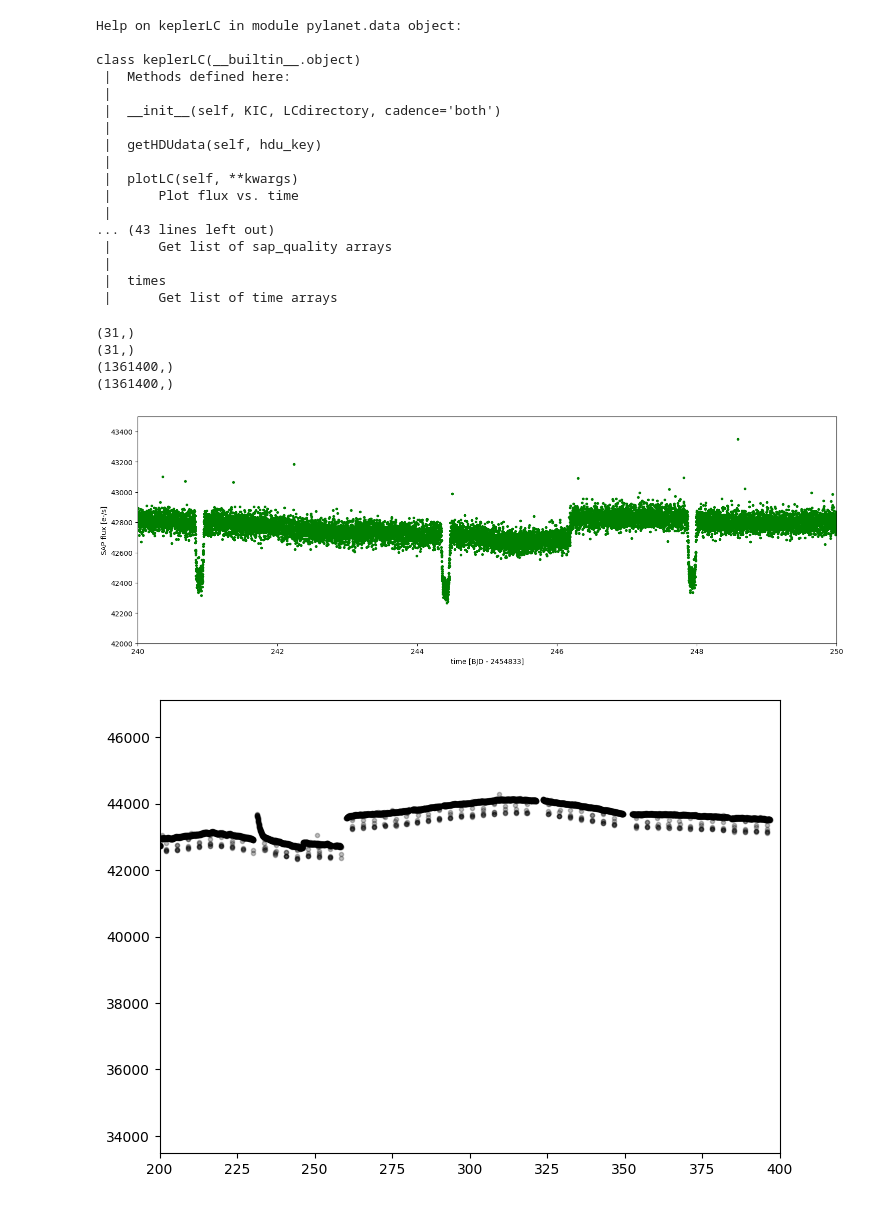
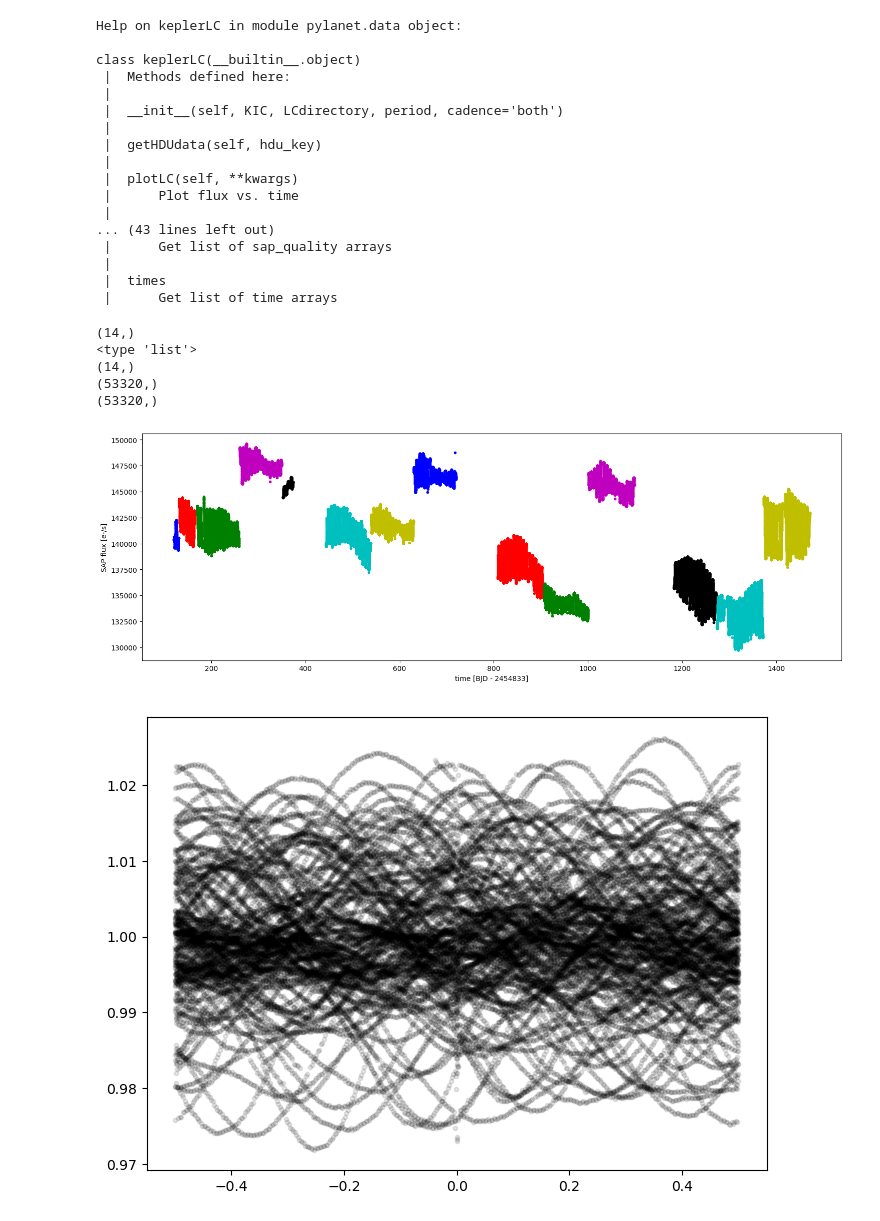
Before and after one commit to zpenoyre/oldpylanet, a Jupyter notebook: getKeplerData.ipynb, the cells around one changed output. Saved outputs shown, nothing was run; the diff lists cells and outputs as text; code cells hidden in the pictures.

Commit message:
added example detrending/phase-folding/plotting to getKeplerData.ipynb

```diff
--- a/getKeplerData.ipynb
+++ b/getKeplerData.ipynb
@@ -17,12 +35,12 @@ Target: KIC 6922244.
 # %%
-help(kep10)
+help(kep1800)
 # %% [output]
 Help on keplerLC in module pylanet.data object:
 
 class keplerLC(__builtin__.object)
  |  Methods defined here:
  |
- |  __init__(self, KIC, LCdirectory, cadence='both')
+ |  __init__(self, KIC, LCdirectory, period, cadence='both')
  |
  |  getHDUdata(self, hdu_key)
  |
@@ -35,36 +53,75 @@ class keplerLC(__builtin__.object)
  |  times
  |      Get list of time arrays
 # %%
-print np.shape(kep10.times)
-print np.shape(kep10.cadencenos)
+print np.shape(kep1800.times)
+print type(kep1800.times)
+print np.shape(kep1800.cadencenos)
 
-print np.shape(np.hstack(kep10.times))
-print np.shape(np.hstack(kep10.sap_fluxs))
+print np.shape(np.hstack(kep1800.times))
+print np.shape(np.hstack(kep1800.sap_fluxs))
 #help(kep10)
 # %% [output]
-(31,)
-(31,)
-(1361400,)
-(1361400,)
+(14,)
+<type 'list'>
+(14,)
+(53320,)
+(53320,)
+# %%
+#t1800 = np.hstack(kep1800.times)
+#f1800 = np.hstack(kep1800.sap_fluxs)
+
+t1800_nonans = []
+f1800_norm = []
+e1800_nonans = []
+
+for i in range(0,len(kep1800.sap_fluxs)):
+    t = (kep1800.times[i])[~np.isnan(kep1800.sap_fluxs[i])]
+    f = (kep1800.sap_fluxs[i])[~np.isnan(kep1800.sap_fluxs[i])]
+    e = (kep1800.sap_flux_errs[i])[~np.isnan(kep1800.sap_flux_errs[i])]
+    f1800_norm.append(f/np.mean(f))
+    t1800_nonans.append(t)
+    e1800_nonans.append(e)
+
+
+t1800 = np.hstack((t1800_nonans))
+n1800 = np.hstack((f1800_norm))
+e1800 = np.hstack((e1800_norm))
 # %%
 colorcycle = ['b','r','g','m','k','c','y']
 # %%
 fig = plt.figure(figsize=(18,6))
 
-for i in range(0,len(kep10.times)):
-    plt.plot(kep10.times[i],kep10.sap_fluxs[i],color=colorcycle[i%7],marker='.',ls='None',alpha=1)
-plt.xlim(240,250)
-plt.ylim(42000,43500)
+for i in range(0,len(kep1800.times)):
+    plt.plot(kep1800.times[i],kep1800.sap_fluxs[i],color=colorcycle[i%7],marker='.',ls='None',alpha=1)
+#plt.xlim(240,250)
+#plt.ylim(42000,43500)
 plt.xlabel("time [BJD - 2454833]")
 plt.ylabel("SAP flux [e-/s]")
 #plt.show()
-plt.savefig("./koi10.01.png",fmt="png")
+plt.savefig("./koi1800.01.png",fmt="png")
 # %% [output]
-[figure, old version]
+[figure, new version]
+# %%
+def get_phases(t,P,t0):
+    """
+    Given input times, a period (or posterior dist of periods)
+    and time of transit center (or posterior), returns the
+    phase at each time t.
+    """
+    if type(t) is not float:
+        phase = ((t - np.median(t0))/np.median(P)) % 1
+        ii = np.where(phase>=0.5)[0]
+        phase[ii] = phase[ii]-1.0
+    else:
+        phase = ((t - np.median(t0))/np.median(P)) % 1
+        if phase>=0.5:
+            phase = phase - 1.0
+    return phase
+# %%
+p1800 = get_phases(t=t1800, P=7.794302, t0=137.26038)
 # %%
 fig = plt.figure(figsize=(8,6))
-plt.plot(np.hstack(kep10.times),np.hstack(kep10.sap_fluxs),'k.',alpha=0.25)
-plt.xlim(200,400)
+plt.plot(p1800,n1800,'k.',alpha=0.1)
 plt.show()
 # %% [output]
-[figure, old version]
+[figure, new version]
```
Also changed, not shown: parts of 9 cells of this notebook, 1 other file.
